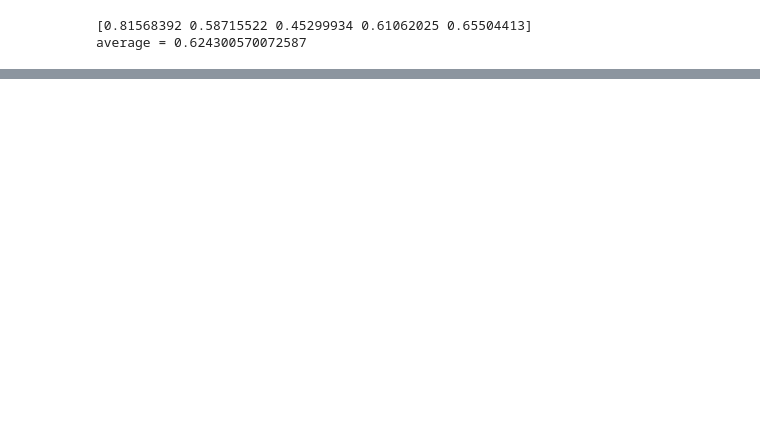
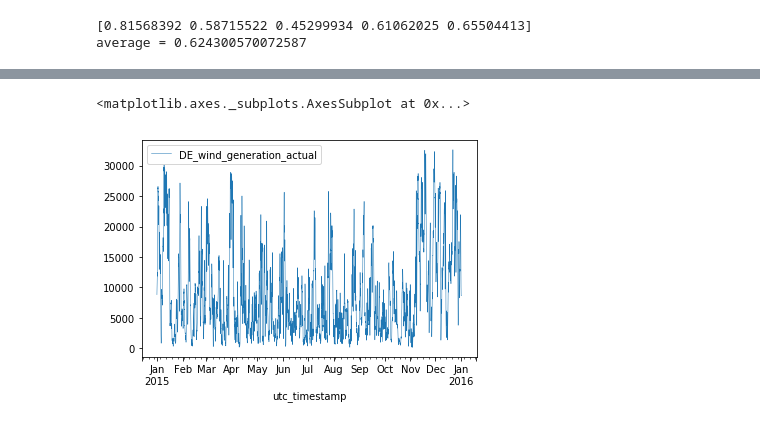
Before and after one commit to 6lidavid/RenewableEnergyProductionML, a Jupyter notebook: RenewableEnergy.ipynb, the cells around one changed output, grey strips where cells are left out. Saved outputs shown, nothing was run; the diff lists cells and outputs as text; code cells hidden in the pictures; blank space fills up the shorter version.

```diff
--- a/RenewableEnergy.ipynb
+++ b/RenewableEnergy.ipynb
@@ -55,6 +57,12 @@ start_remove = pd.to_datetime('2016-01-01')
 end_remove = pd.to_datetime('2017-01-01')
 windspeedformatted = windspeed.loc[(windspeed.index >= start_remove)]
 windgenerationdataformatted = windgenerationdata.loc[(windgenerationdata.index >= start_remove) & (windgenerationdata.index < end_remove)]
+# %%
+#creating test/comparison data
+start_test = pd.to_datetime('2015-01-01')
+end_test = pd.to_datetime('2016-01-01')
+windspeedtest = windspeed.loc[(windspeed.index >= start_test) & (windspeed.index < end_test)]
+windgenerationtest = windgenerationdata.loc[(windgenerationdata.index >= start_test) & (windgenerationdata.index < end_test)]
 # %%
 windspeedformatted
 # %% [output]
@@ -145,0 +206,5 @@ To try: if there are timestamps do I have to format data?
+# %%
+windgenerationtest.plot(linewidth=0.5)
+# %% [output]
+<matplotlib.axes._subplots.AxesSubplot at 0x...>
+[figure, added]
```
Also changed, not shown: parts of 21 cells of this notebook.
